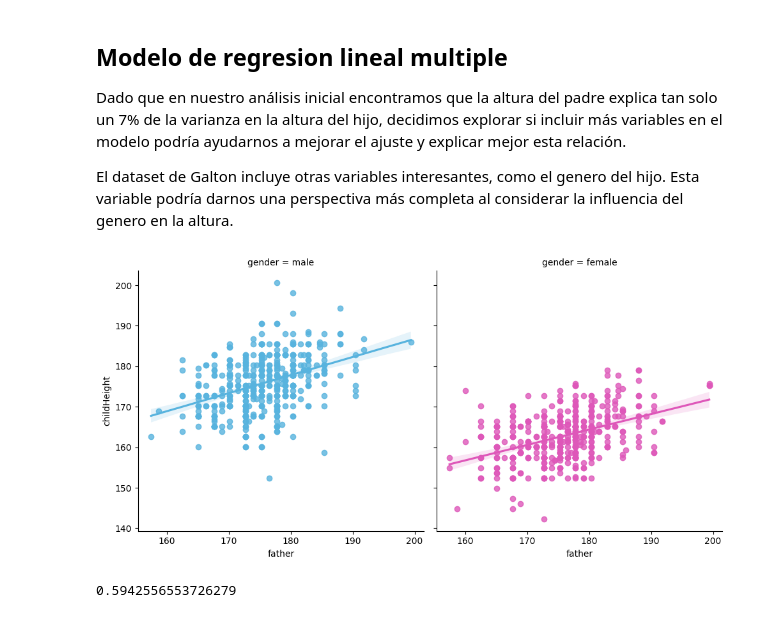
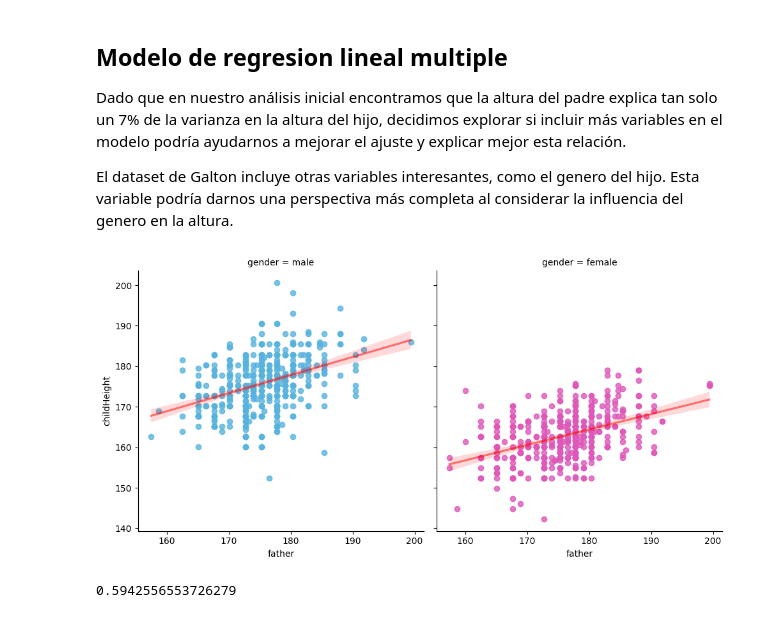
Before and after one commit to Void-CA/Linear-Regression, a Jupyter notebook: linearRegression.ipynb, the cells around one changed output. Saved outputs shown, nothing was run; the diff lists cells and outputs as text; code cells hidden in the pictures.

```diff
--- a/linearRegression.ipynb
+++ b/linearRegression.ipynb
@@ -219,10 +217,17 @@ Dado que en nuestro análisis inicial encontramos que la altura del padre explic
 
 El dataset de Galton incluye otras variables interesantes, como el genero del hijo. Esta variable podría darnos una perspectiva más completa al considerar la influencia del genero en la altura.
 # %%
-sns.lmplot(x='father', y='childHeight', data=heights, palette=["#57b3de", "#de57b9"], hue="gender", col="gender")
+sns.lmplot(
+           x='father',
+           y='childHeight',
+           data=heights,
+           palette=["#57b3de", "#de57b9"],
+           hue="gender", col="gender",
+           line_kws={'color':'red', 'alpha':0.5}
+           )
 plt.show()
 # %% [output]
-[figure, old version]
+[figure, new version]
 # %%
 model_gender = ols('childHeight ~ father + gender + 0', data=heights).fit()
 print(model_gender.rsquared)
```
Also changed, not shown: parts of 25 cells of this notebook, 2 other files.
